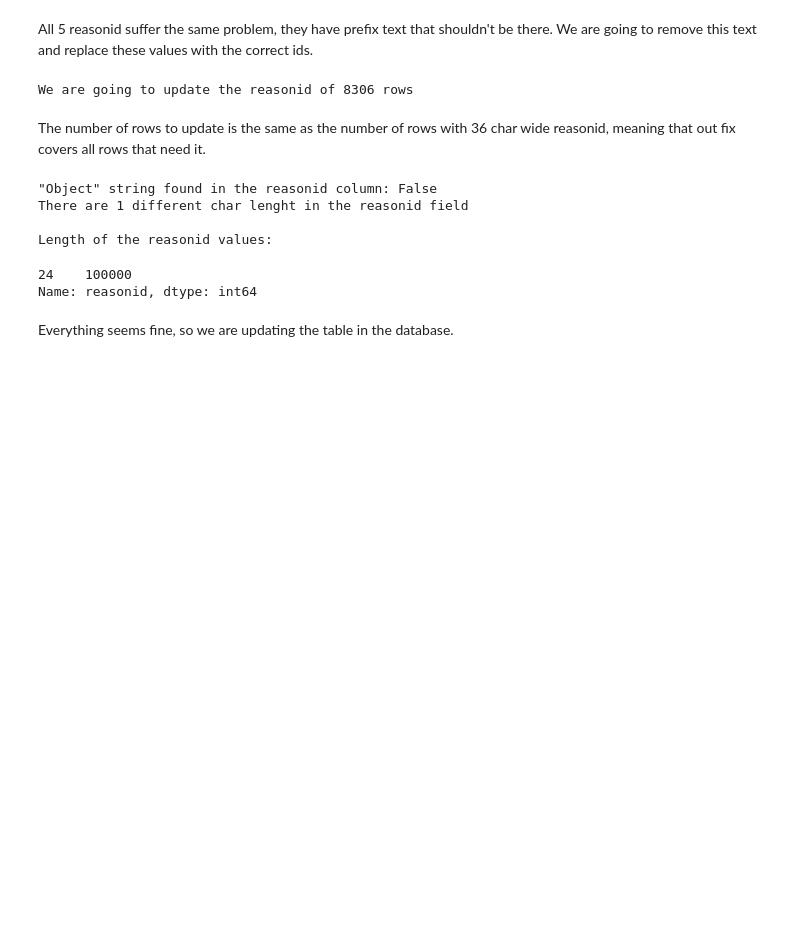
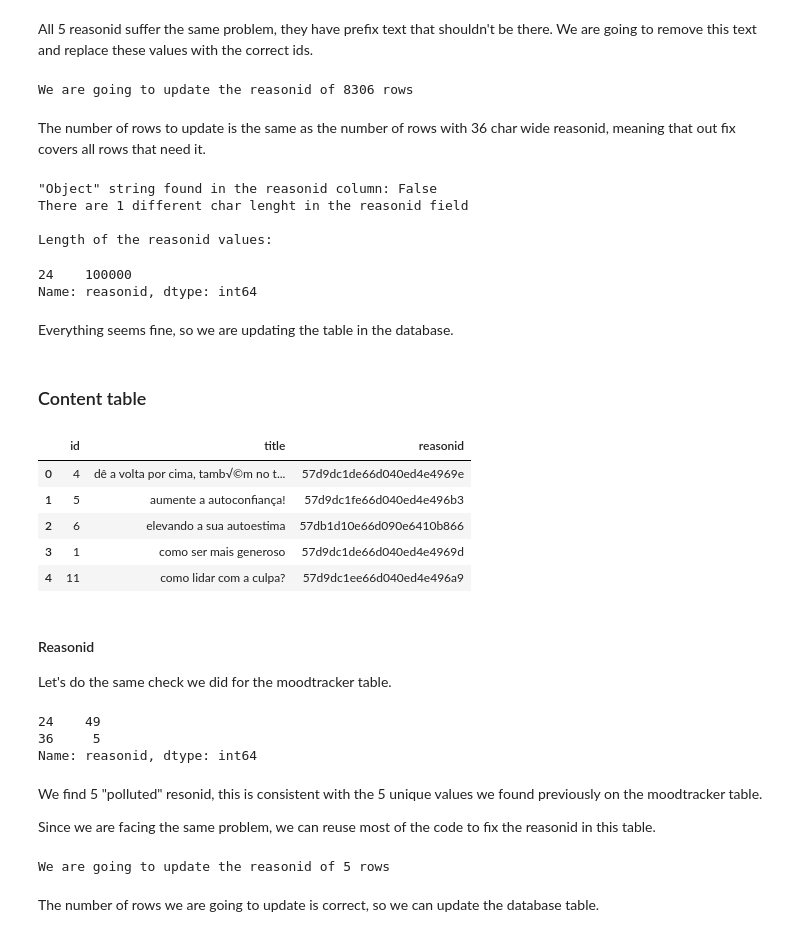
Before and after one commit to adfsan/z-challenge, a Jupyter notebook: DataQaAndCleaning.ipynb, the cells around one changed output. Drawn from its saved outputs; the diff is of its cells as text; code cells hidden in the pictures; blank space fills up the shorter version.

```diff
--- a/initial_check_and_QA.ipynb
+++ b/DataQaAndCleaning.ipynb
@@ -352,3 +355,46 @@ Everything seems fine, so we are updating the table in the database.
 # %%
 # We are replacing the entire table in the database, since we have it all in memory
 moodtracker_df.to_sql('moodtracker', engine, if_exists='replace')
+# %% [markdown]
+### Content table
+# %%
+# Get the content table
+content_df = pd.read_sql_table('content', engine)
+content_df.head()
+# %% [output]
+|  | id | title | reasonid |
+| 0 | 4 | dê a volta por cima, tamb√©m no t... | 57d9dc1de66d040ed4e4969e |
+| 1 | 5 | aumente a autoconfiança! | 57d9dc1fe66d040ed4e496b3 |
+| 2 | 6 | elevando a sua autoestima | 57db1d10e66d090e6410b866 |
+| 3 | 1 | como ser mais generoso | 57d9dc1de66d040ed4e4969d |
+| 4 | 11 | como lidar com a culpa? | 57d9dc1ee66d040ed4e496a9 |
+# %% [markdown]
+#### Reasonid
+Let's do the same check we did for the moodtracker table.
+# %%
+# The reasonid column looks to be some kind of hash, so it should have a fixed length
+display(content_df.reasonid.apply(lambda x: len(x)).value_counts())
+# %% [output]
+24    49
+36     5
+Name: reasonid, dtype: int64
+# %% [markdown]
+We find 5 "polluted" resonid, this is consistent with the 5 unique values we found previously on the moodtracker table.
+
+Since we are facing the same problem, we can reuse most of the code to fix the reasonid in this table.
+# %%
+# Note: We could make this a function since it is reused code, but since we are only using it twice, it's not worth the effort
+pattern = r'(?P<new_reasonid>[a-zA-Z0-9]{24})'
+content_df["new_reasonid"] = content_df.reasonid.str.extract(pattern)
+
+# Check how many rows are going to be updated
+reasonid_toupdate = content_df.query("reasonid != new_reasonid").shape[0]
+print(f"We are going to update the reasonid of {reasonid_toupdate} rows")
+
+# Update the table
+content_df.drop(columns = ["reasonid"], inplace=True)
+content_df.rename(columns = {"new_reasonid":"reasonid"}, inplace=True)
+# %% [output]
+We are going to update the reasonid of 5 rows
+# %% [markdown]
+The number of rows we are going to update is correct, so we can update the database table.
```
Also changed, not shown: parts of 15 cells of this notebook.
